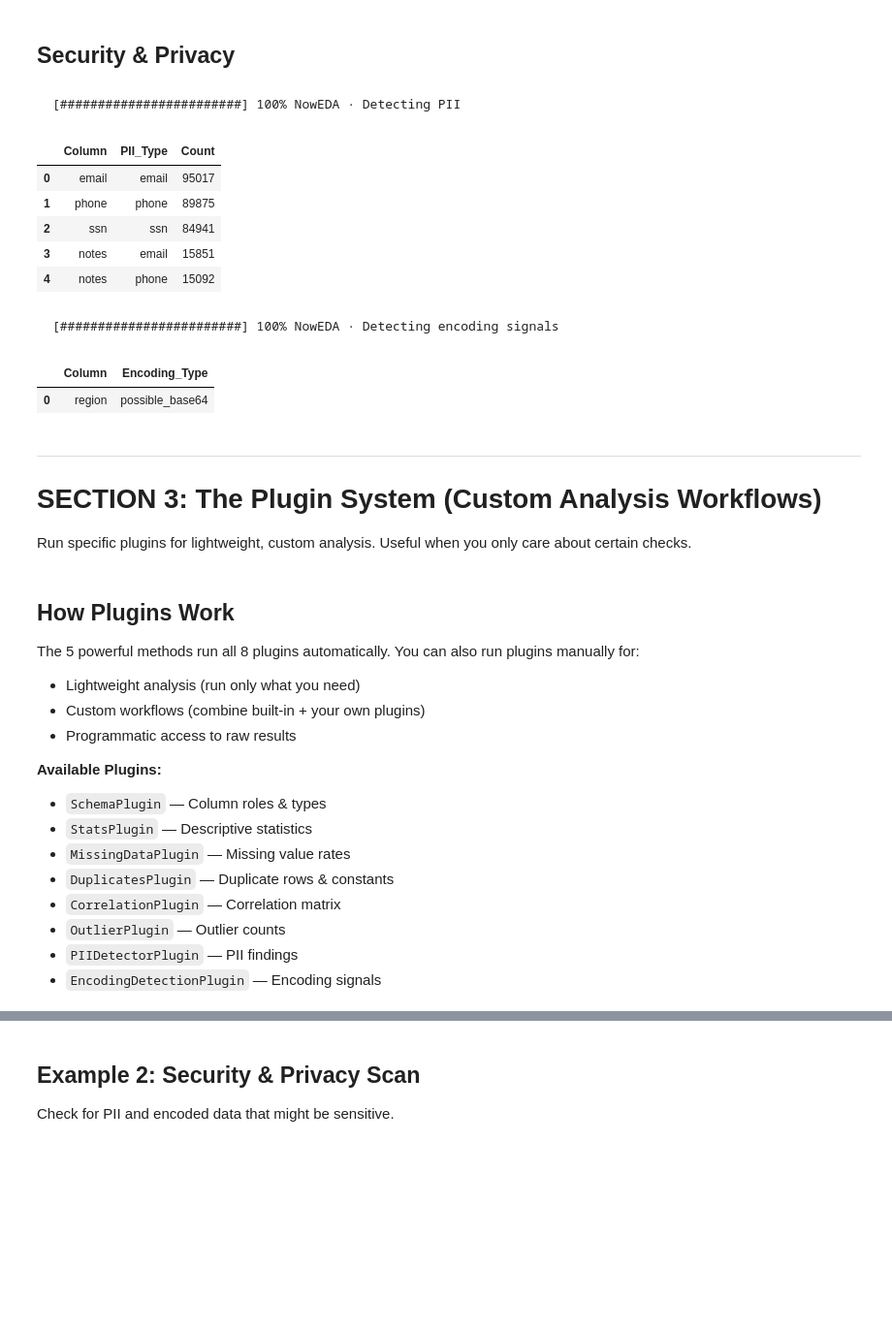
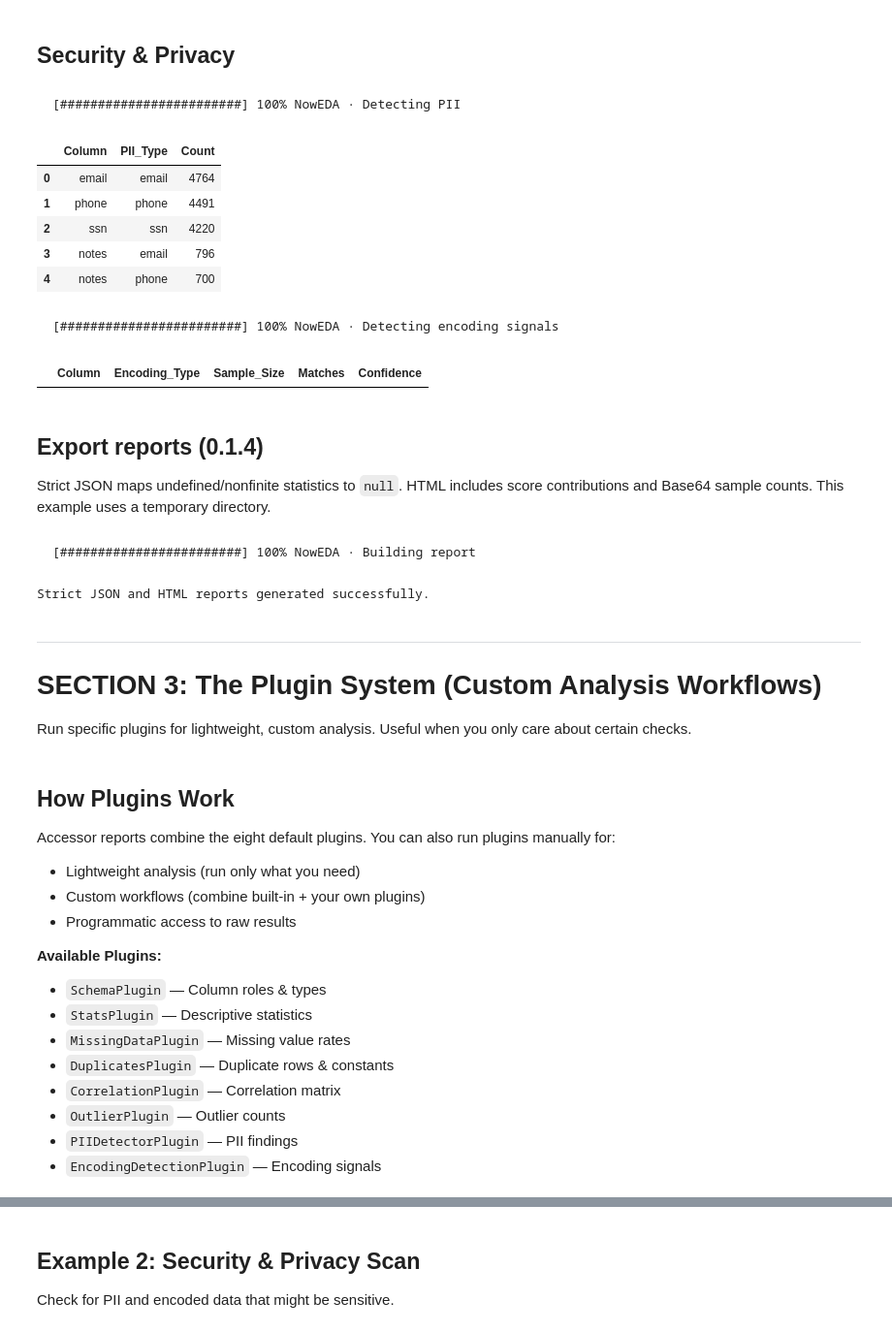
Before and after one commit to codewithdaniel1/NowEDA, a Jupyter notebook: playground.ipynb, the cells around one changed output, grey strips where cells are left out. Shown at 97% size. Saved outputs shown, nothing was run; the diff lists cells and outputs as text; code cells hidden in the pictures; blank space fills up the shorter version.

```diff
--- a/playground.ipynb
+++ b/playground.ipynb
@@ -30,10 +41,10 @@ Change the path to any file you want to test.
 # %%
-# --- CHANGE THIS PATH ---
-FILE = 'test_data_large_with_pii.csv'
-# ------------------------
+FILE = Path('test_data_large_with_pii.csv')
+if not FILE.is_file():
+    raise FileNotFoundError('Run from the repository root, or set FILE to your CSV.')
 
-df = eda.read(FILE)
-print(f'Loaded: {len(df)} rows x {len(df.columns)} columns')
+df = eda.read(FILE, nrows=5_000)
+print(f'Preview: {len(df):,} rows x {len(df.columns)} columns')
 df.head()
 # %% [output]
 [########################] 100% NowEDA · Reading test_data_large_with_pii.csv
@@ -394,18 +420,36 @@ df.eda.pii_df()
 # %% [output]
 [########################] 100% NowEDA · Detecting PII
 |  | Column | PII_Type | Count |
-| 0 | email | email | 95017 |
-| 1 | phone | phone | 89875 |
-| 2 | ssn | ssn | 84941 |
-| 3 | notes | email | 15851 |
-| 4 | notes | phone | 15092 |
+| 0 | email | email | 4764 |
+| 1 | phone | phone | 4491 |
+| 2 | ssn | ssn | 4220 |
+| 3 | notes | email | 796 |
+| 4 | notes | phone | 700 |
 # %%
-# Encoding detection (Base64, obfuscation)
-df.eda.encoding_df()
+# Possible Base64 signals with sample evidence.
+# Confidence = matching sample fraction, not a probability of malicious content.
+df.eda.encoding_df(include_confidence=True)
 # %% [output]
 [########################] 100% NowEDA · Detecting encoding signals
-|  | Column | Encoding_Type |
-| 0 | region | possible_base64 |
+|  | Column | Encoding_Type | Sample_Size | Matches | Confidence |
+# %% [markdown]
+## Export reports (0.1.4)
+
+Strict JSON maps undefined/nonfinite statistics to `null`. HTML includes score
+contributions and Base64 sample counts. This example uses a temporary directory.
+# %%
+from noweda.report.json import generate_json_report
+from noweda.report.html import generate_html_report
+from tempfile import TemporaryDirectory
+
+with TemporaryDirectory() as output_dir:
+    report = df.eda.report()
+    generate_json_report(report, Path(output_dir) / "report.json")
+    generate_html_report(report, Path(output_dir) / "report.html")
+    print("Strict JSON and HTML reports generated successfully.")
+# %% [output]
+[########################] 100% NowEDA · Building report
+Strict JSON and HTML reports generated successfully.
 # %% [markdown]
 ---
 
@@ -415,7 +459,7 @@ Run specific plugins for lightweight, custom analysis. Useful when you only care
 # %% [markdown]
 ## How Plugins Work
 
-The 5 powerful methods run all 8 plugins automatically. You can also run plugins manually for:
+Accessor reports combine the eight default plugins. You can also run plugins manually for:
 - Lightweight analysis (run only what you need)
 - Custom workflows (combine built-in + your own plugins)
 - Programmatic access to raw results
```
Also changed, not shown: parts of 38 cells of this notebook, 27 other files.
